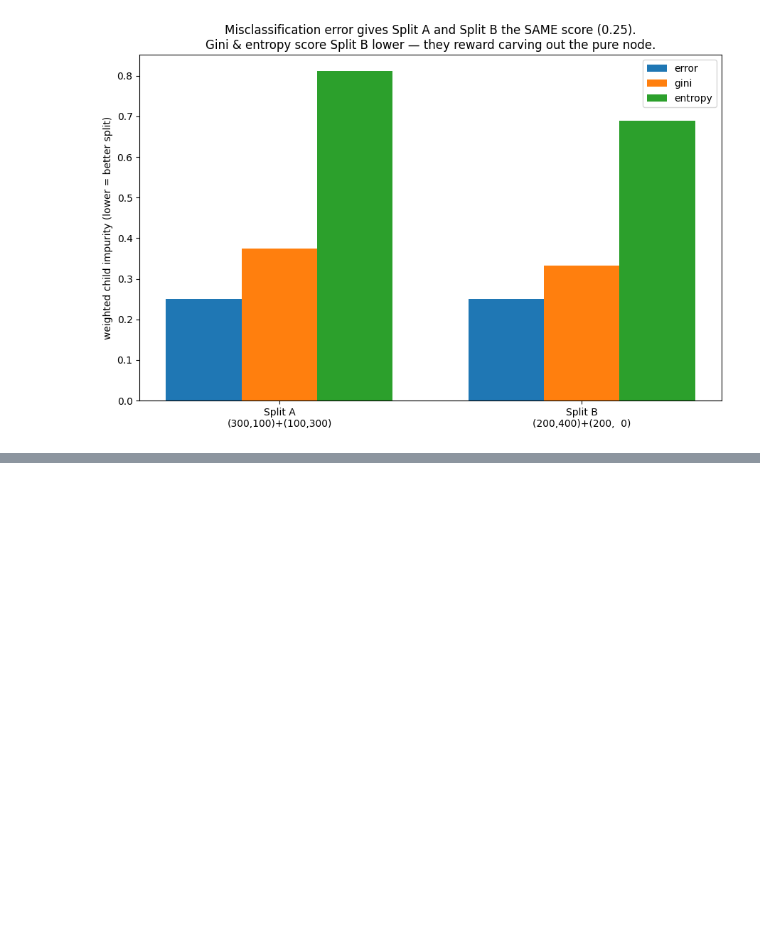
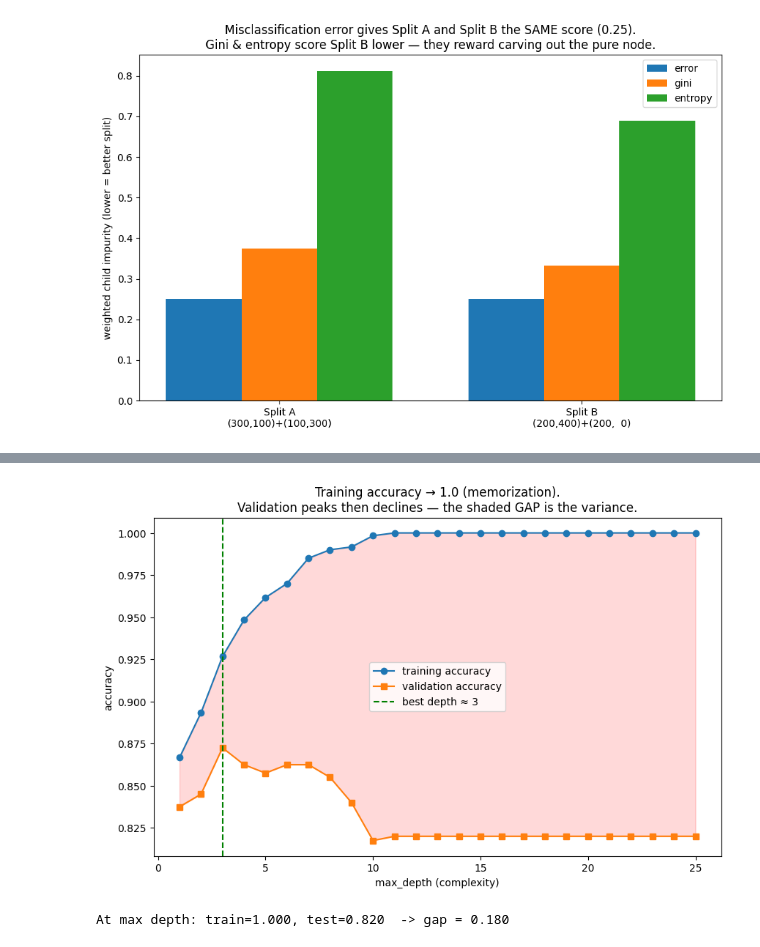
Before and after one commit to bmart231/ml-implementations, a Jupyter notebook: decision_trees/decision_trees.ipynb, the cells around one changed output, grey strips where cells are left out. Drawn from its saved outputs; the diff is of its cells as text; code cells hidden in the pictures; blank space fills up the shorter version.

Commit message:
added more sections to decision trees

```diff
--- a/decision_trees/decision_trees.ipynb
+++ b/decision_trees/decision_trees.ipynb
@@ -708,0 +786,37 @@ entropy        1.000     0.811     0.689    Split B ✓
+# %%
+# Cell 1 — The overfitting signature: train→100%, validation peaks then falls
+import numpy as np
+import matplotlib.pyplot as plt
+from sklearn.datasets import make_classification
+from sklearn.tree import DecisionTreeClassifier
+from sklearn.model_selection import train_test_split
+
+X, y = make_classification(n_samples=1000, n_features=20, n_informative=5,
+                           n_redundant=5, flip_y=0.10, random_state=0)  # flip_y adds noise
+X_tr, X_te, y_tr, y_te = train_test_split(X, y, test_size=0.4, random_state=0)
+
+depths = range(1, 26)
+train_acc, test_acc = [], []
+for d in depths:
+    clf = DecisionTreeClassifier(max_depth=d, random_state=0).fit(X_tr, y_tr)
+    train_acc.append(clf.score(X_tr, y_tr))
+    test_acc.append(clf.score(X_te, y_te))
+
+best_d = depths[int(np.argmax(test_acc))]
+
+plt.figure(figsize=(10, 6))
+plt.plot(depths, train_acc, "o-", label="training accuracy")
+plt.plot(depths, test_acc,  "s-", label="validation accuracy")
+plt.axvline(best_d, color="green", ls="--", label=f"best depth ≈ {best_d}")
+plt.fill_between(depths, test_acc, train_acc, alpha=0.15, color="red")
+plt.xlabel("max_depth (complexity)"); plt.ylabel("accuracy")
+plt.title("Training accuracy → 1.0 (memorization).\n"
+          "Validation peaks then declines — the shaded GAP is the variance.")
+plt.legend(); plt.show()
+
+print(f"At max depth: train={train_acc[-1]:.3f}, test={test_acc[-1]:.3f}  "
+      f"-> gap = {train_acc[-1]-test_acc[-1]:.3f}")
+# A fully grown tree hits ~1.0 on train but generalizes worse than a shallower one.
+# %% [output]
+[figure, added]
+At max depth: train=1.000, test=0.820  -> gap = 0.180
```
Also changed, not shown: parts of 14 cells of this notebook.
